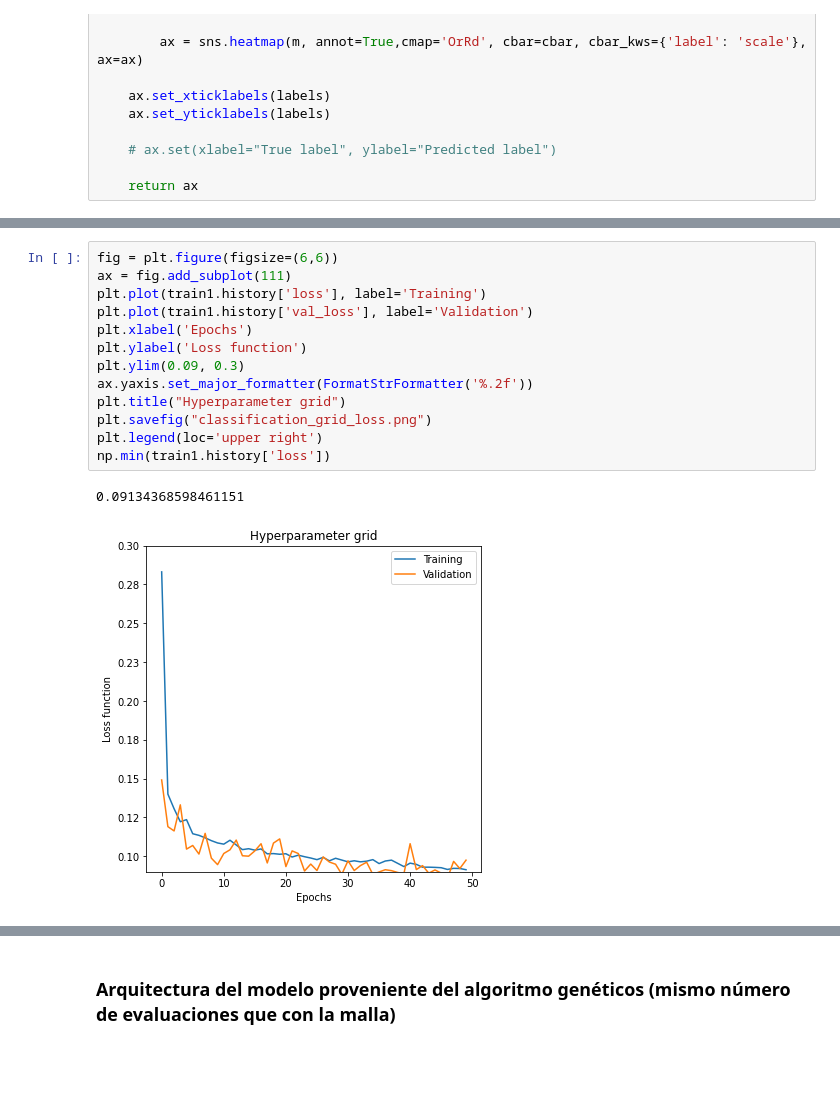
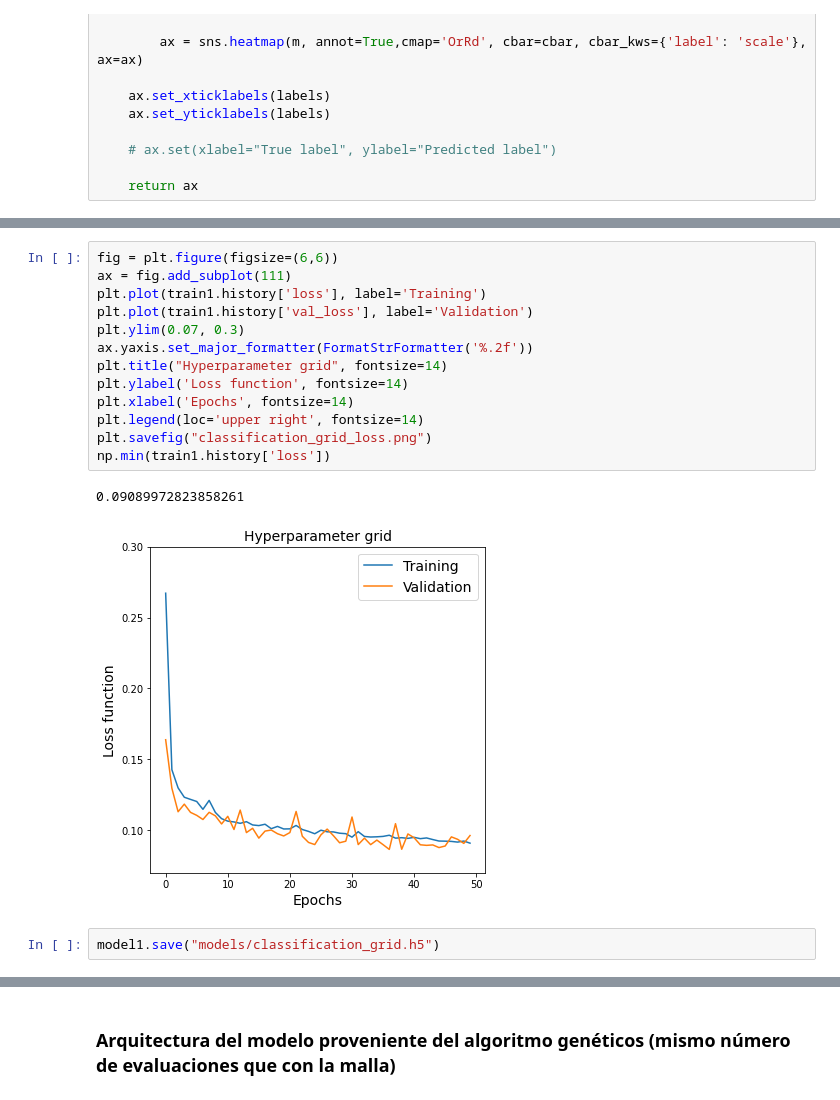
Before and after one commit to igomezv/nnogada, a Jupyter notebook: classification.ipynb, the cells around one changed output, grey strips where cells are left out. Saved outputs shown, nothing was run; the diff lists cells and outputs as text; blank space fills up the shorter version.

```diff
--- a/classification.ipynb
+++ b/classification.ipynb
@@ -189,19 +190,21 @@ plt.savefig("classification_grid_cm.png")
 # %%
 fig = plt.figure(figsize=(6,6))
 ax = fig.add_subplot(111)
 plt.plot(train1.history['loss'], label='Training')
 plt.plot(train1.history['val_loss'], label='Validation')
-plt.xlabel('Epochs')
-plt.ylabel('Loss function')
-plt.ylim(0.09, 0.3)
+plt.ylim(0.07, 0.3)
 ax.yaxis.set_major_formatter(FormatStrFormatter('%.2f'))
-plt.title("Hyperparameter grid")
+plt.title("Hyperparameter grid", fontsize=14)
+plt.ylabel('Loss function', fontsize=14)
+plt.xlabel('Epochs', fontsize=14)
+plt.legend(loc='upper right', fontsize=14)
 plt.savefig("classification_grid_loss.png")
-plt.legend(loc='upper right')
 np.min(train1.history['loss'])
 # %% [output]
-0.09134368598461151
+0.09089972823858261
-[figure, old version]
+[figure, new version]
+# %%
+model1.save("models/classification_grid.h5")
 # %%
 # other metrics
 am = accuracy_score(y_test, y_pred)
```
Also changed, not shown: parts of 8 cells of this notebook, 2 other files.
